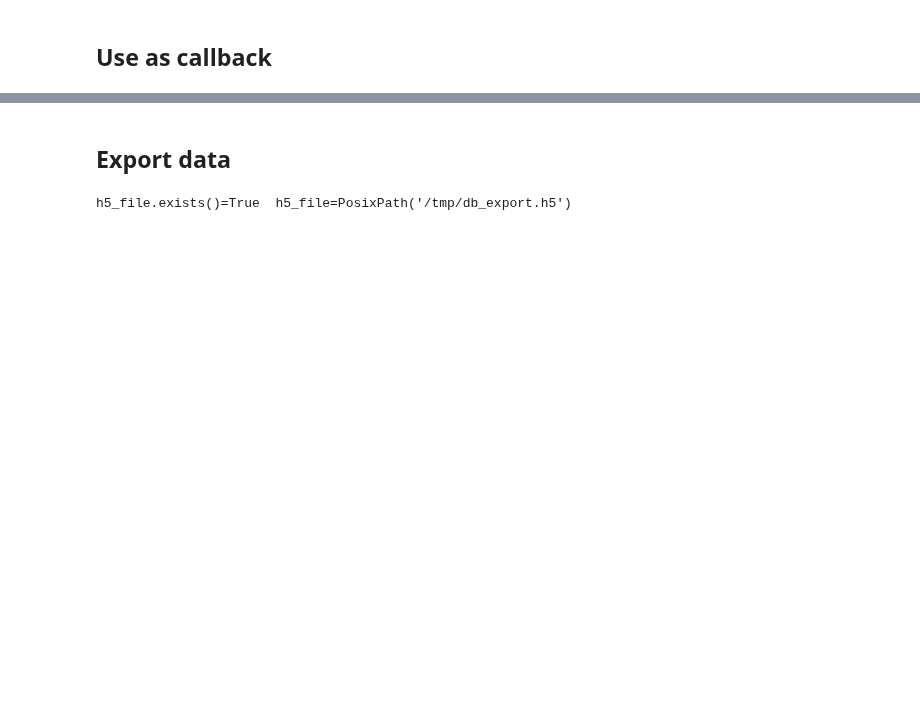
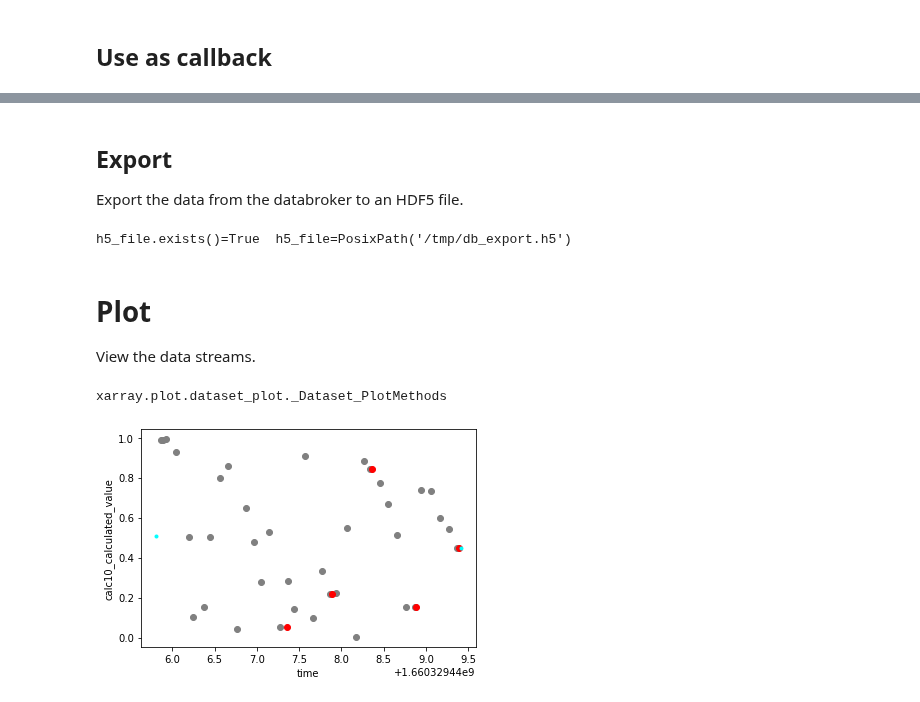
Before and after one commit to dogrecajb/apstools, a Jupyter notebook: docs/source/examples/_nxwriter.ipynb, the cells around one changed output, grey strips where cells are left out. Saved outputs shown, nothing was run; the diff lists cells and outputs as text; code cells hidden in the pictures; blank space fills up the shorter version.

Commit message:
DOC #637 view the data

```diff
--- a/docs/source/examples/_nxwriter.ipynb
+++ b/docs/source/examples/_nxwriter.ipynb
@@ -116,8 +117,10 @@ for line in unix(f"punx tree {nxwriter.file_name}"):
           @short_name = "bluesky"
         probe:NX_CHAR = b'x-ray'
         type:NX_CHAR = b'Synchrotron X-ray Source'
-# %% [markdown]
-## Export data
+# %% [markdown]
+## Export
+
+Export the data from the databroker to an HDF5 file.
 # %%
 from apstools.callbacks import NXWriter
 from apstools.utils import replay
@@ -136,3 +139,21 @@ replay(cat.v1[scan_id], nxwriter.receiver)
 print(f"{h5_file.exists()=}  {h5_file=}")
 # %% [output]
 h5_file.exists()=True  h5_file=PosixPath('/tmp/db_export.h5')
+# %% [markdown]
+# Plot
+
+View the data streams.
+# %%
+run = cat.v2[scan_id]
+primary = run.primary.read()
+baseline = run.baseline.read()
+sensor_monitor = run.sensor_monitor.read()
+
+# plot the same signal from different streams vs. time
+sensor_monitor.plot.scatter("time", "sensor", color="grey")
+primary.plot.scatter("time", "sensor", color="red")
+baseline.plot.scatter("time", "calc10_calculated_value", color="cyan", marker=".")
+type(primary.plot)
+# %% [output]
+xarray.plot.dataset_plot._Dataset_PlotMethods
+[figure, added]
```
Also changed, not shown: parts of 3 cells of this notebook.
